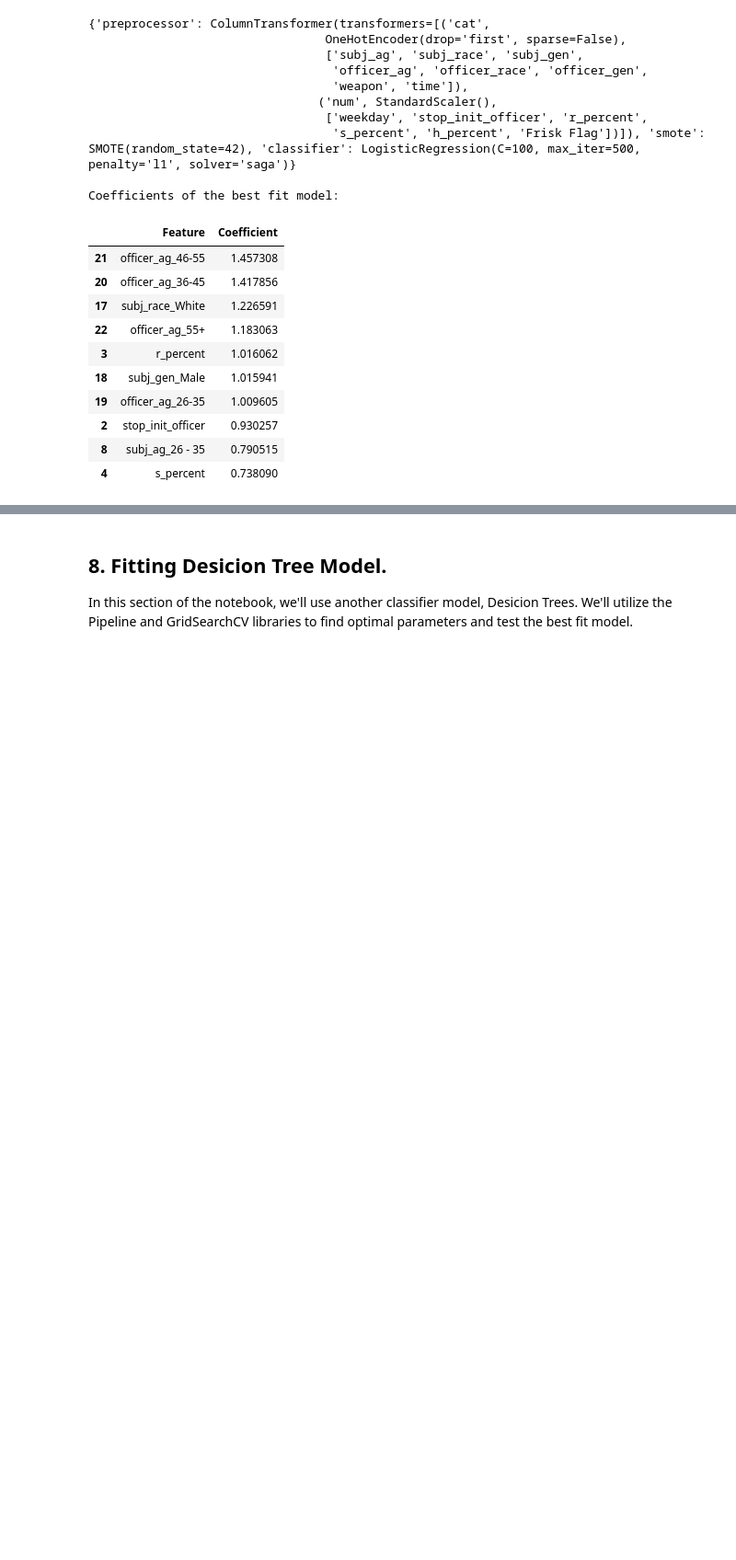
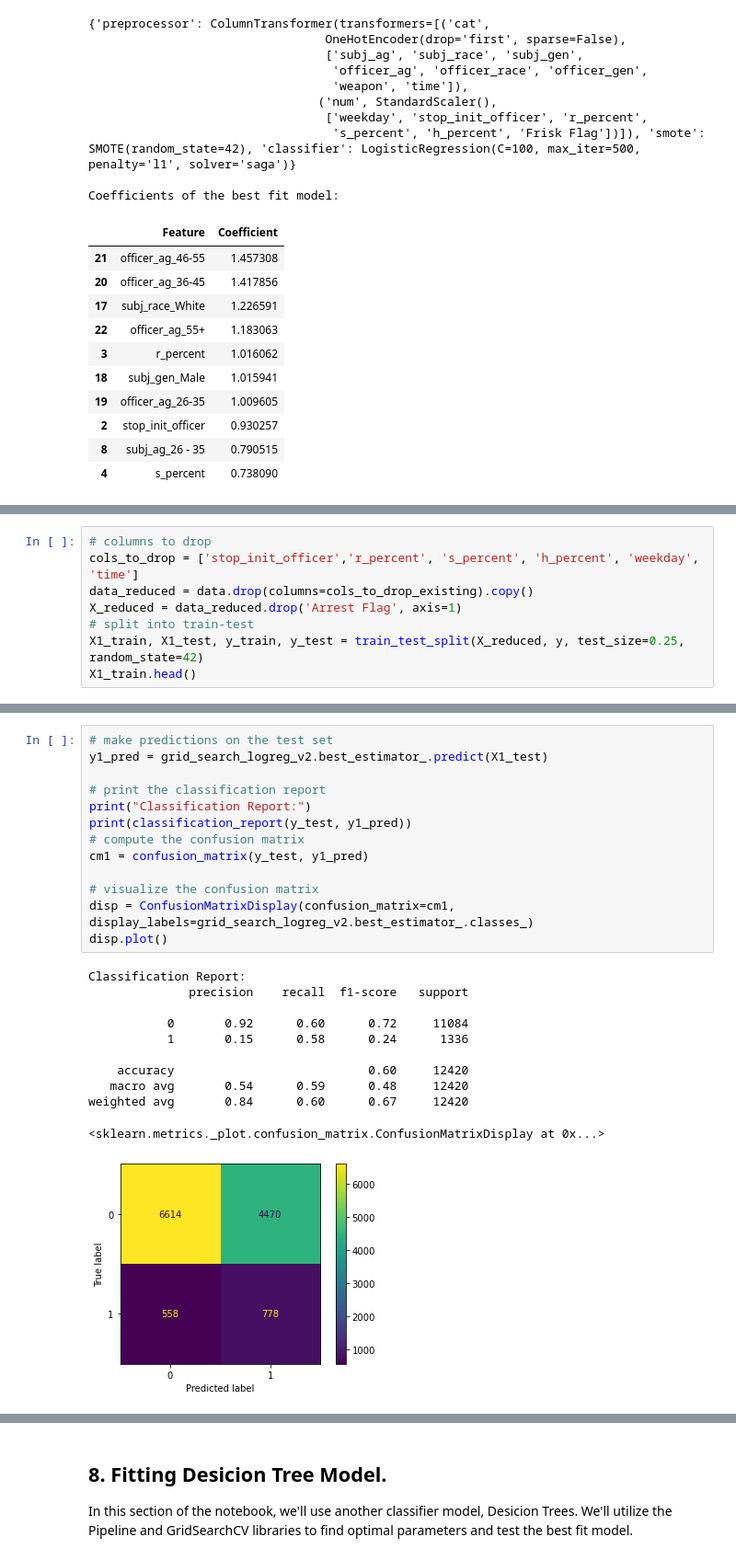
Before and after one commit to leksea/dsc-phase-3-project, a Jupyter notebook: Untitled.ipynb, the cells around one changed output, grey strips where cells are left out. Shown at 92% size. Cells and saved outputs as stored; diff of their text form; blank space fills up the shorter version.

Commit message:
notebook updated
Added a section with reduced complexity performance for logistic regression.

```diff
--- a/Untitled.ipynb
+++ b/Untitled.ipynb
@@ -1601,0 +1615,8 @@ Coefficients of the best fit model:
+# %%
+# columns to drop
+cols_to_drop = ['stop_init_officer','r_percent', 's_percent', 'h_percent', 'weekday', 'time']
+data_reduced = data.drop(columns=cols_to_drop_existing).copy()
+X_reduced = data_reduced.drop('Arrest Flag', axis=1)
+# split into train-test
+X1_train, X1_test, y_train, y_test = train_test_split(X_reduced, y, test_size=0.25, random_state=42)
+X1_train.head()
@@ -1601,0 +1675,25 @@ Coefficients of the best fit model:
+# %%
+# make predictions on the test set
+y1_pred = grid_search_logreg_v2.best_estimator_.predict(X1_test)
+
+# print the classification report
+print("Classification Report:")
+print(classification_report(y_test, y1_pred))
+# compute the confusion matrix
+cm1 = confusion_matrix(y_test, y1_pred)
+
+# visualize the confusion matrix
+disp = ConfusionMatrixDisplay(confusion_matrix=cm1, display_labels=grid_search_logreg_v2.best_estimator_.classes_)
+disp.plot()
+# %% [output]
+Classification Report:
+              precision    recall  f1-score   support
+
+           0       0.92      0.60      0.72     11084
+           1       0.15      0.58      0.24      1336
+
+    accuracy                           0.60     12420
+   macro avg       0.54      0.59      0.48     12420
+weighted avg       0.84      0.60      0.67     12420
+<sklearn.metrics._plot.confusion_matrix.ConfusionMatrixDisplay at 0x...>
+[figure, added]
```
Also changed, not shown: parts of 13 cells of this notebook.
